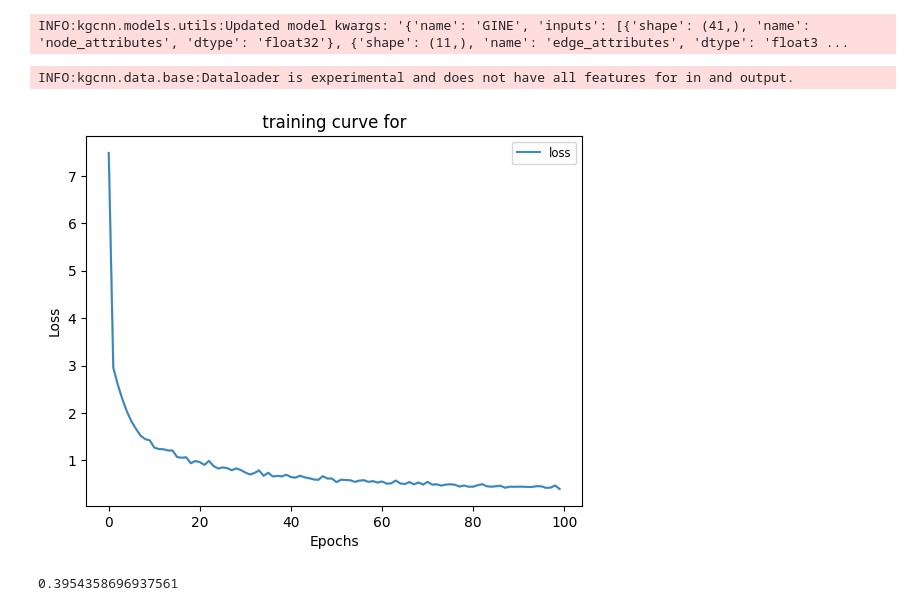
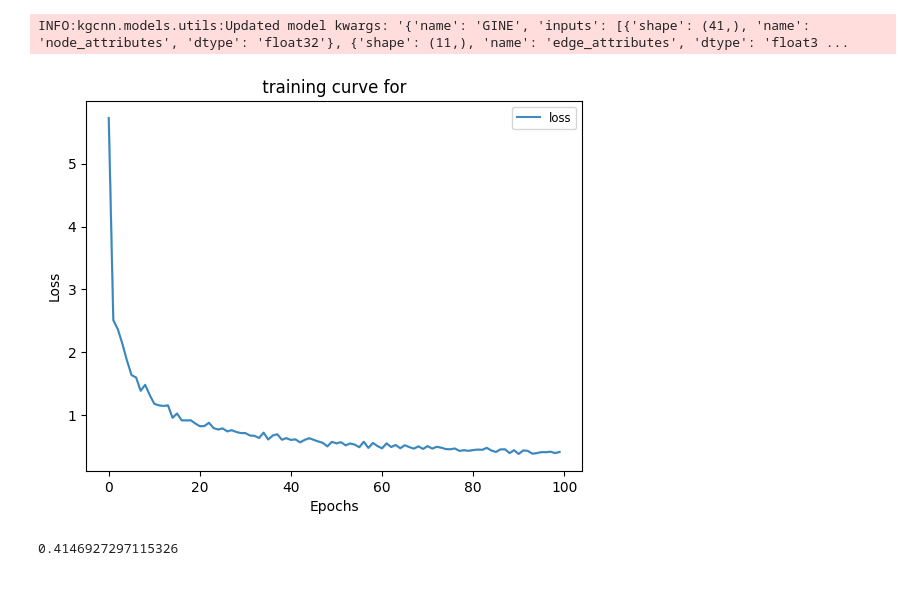
Before and after one commit to aimat-lab/gcnn_keras, a Jupyter notebook: notebooks/tutorial_model_loading_options.ipynb, the cells around one changed output. Saved outputs shown, nothing was run; the diff lists cells and outputs as text; code cells hidden in the pictures.

```diff
--- a/notebooks/tutorial_model_loading_options.ipynb
+++ b/notebooks/tutorial_model_loading_options.ipynb
@@ -125,20 +126,24 @@ model.compile(loss="mean_absolute_error")
 # %% [output]
 INFO:kgcnn.models.utils:Updated model kwargs: '{'name': 'GINE', 'inputs': [{'shape': (41,), 'name': 'node_attributes', 'dtype': 'float32'}, {'shape': (11,), 'name': 'edge_attributes', 'dtype': 'float3 ...
 # %%
-dataloader = dataset.tf_disjoint_data_generator(
+import tensorflow as tf
+ds_x_batch = dataset.tf_dataset_disjoint(
     inputs=inputs,
-    outputs=outputs,
     batch_size=32,
     assignment_to_id=[0, 1, 1],
     assignment_of_indices=[None, None, 0],
     pos_batch_id=[3,4],
     pos_subgraph_id=[5,6],
     pos_count=[7,8],
 )
+ds_y_batch = dataset.tf_dataset_disjoint(
+    inputs=outputs,
+    batch_size=32,
+)
+dataloader = tf.data.Dataset.zip((ds_x_batch, ds_y_batch))
 hist = model.fit(dataloader, epochs=100, verbose=0)
 plot_train_test_loss([hist]);
 print(hist.history["loss"][-1])
 # %% [output]
+[figure, new version]
-INFO:kgcnn.data.base:Dataloader is experimental and does not have all features for in and output.
+0.4146927297115326
-[figure, old version]
-0.3954358696937561
```
Also changed, not shown: parts of 3 cells of this notebook, 6 other files.
